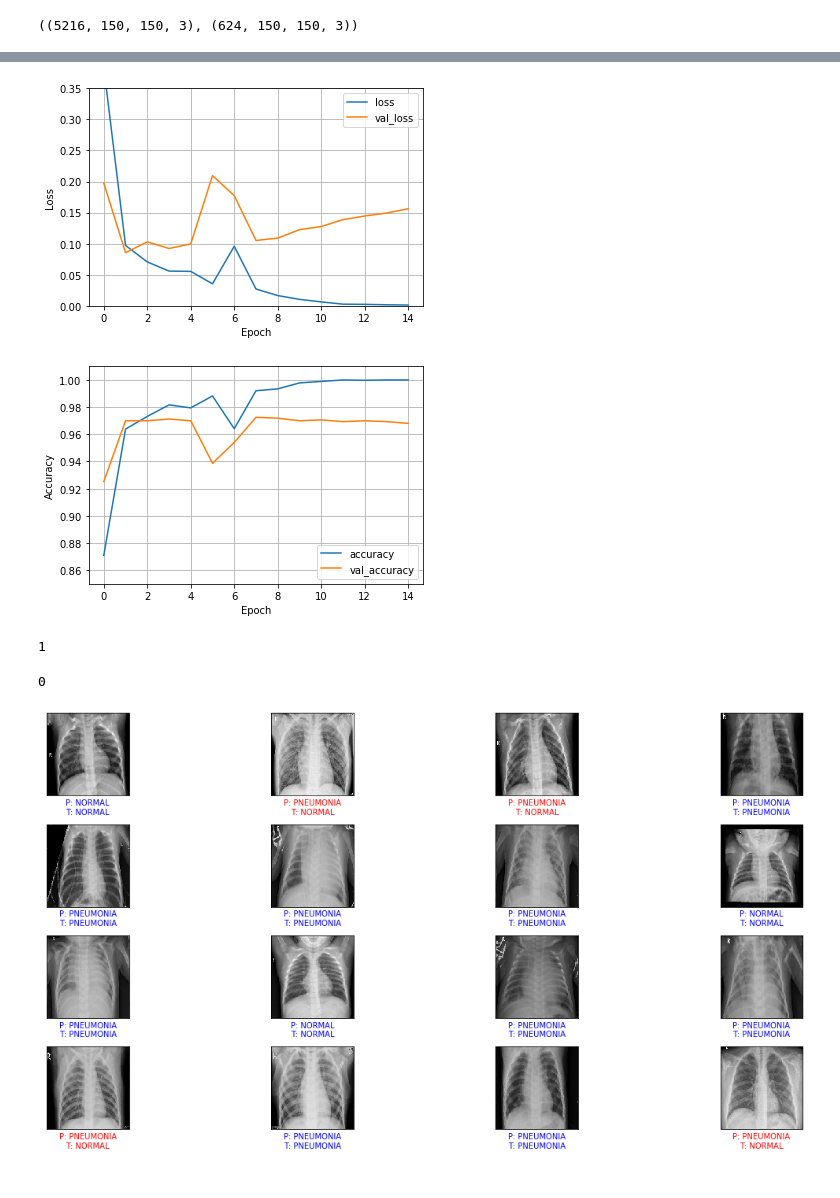
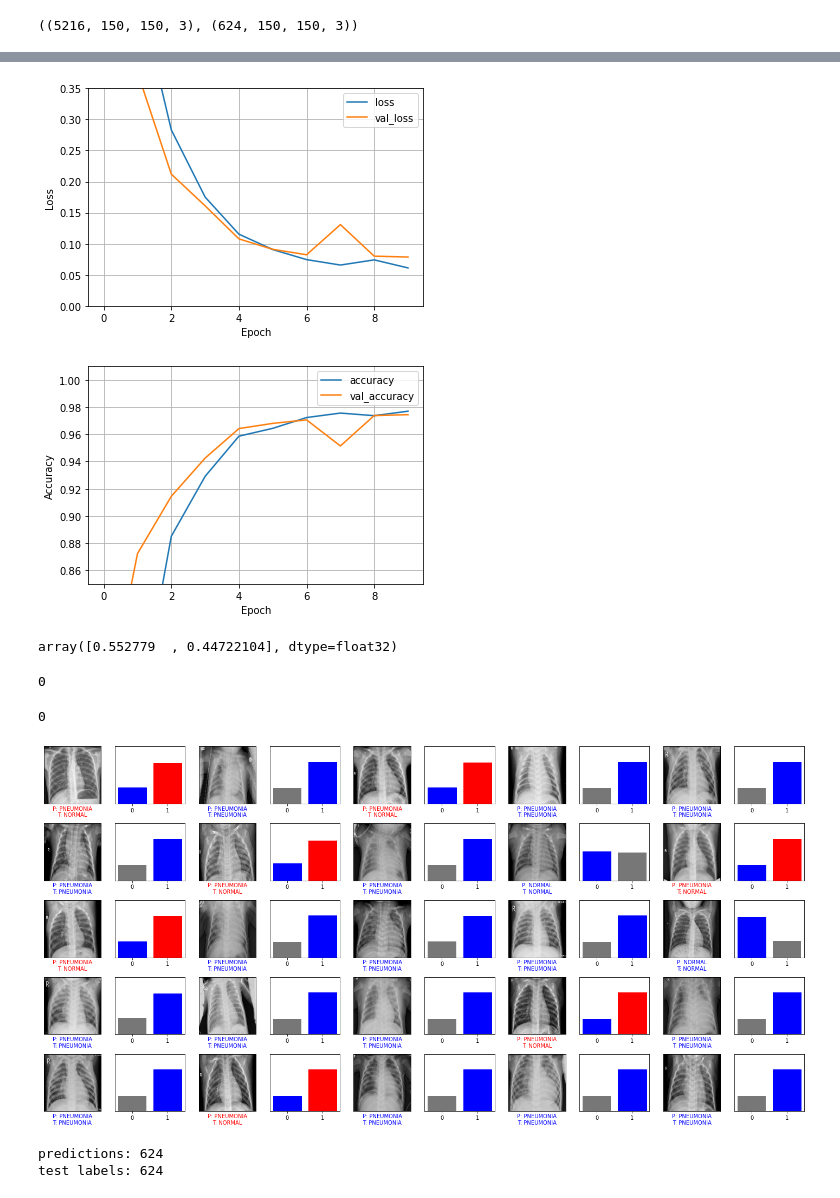
Before and after one commit to thedamirashim/pneumonia_detection, a Jupyter notebook: pneumonia_detection.ipynb, the cells around one changed output, grey strips where cells are left out. Cells and saved outputs as stored; diff of their text form; code cells hidden in the pictures.

Commit message:
upd: added graphs to show percentage of prediction and removed overfitting of a model

```diff
--- a/pneumonia_detection.ipynb
+++ b/pneumonia_detection.ipynb
@@ -115,8 +115,8 @@ model = tf.keras.Sequential([
     tf.keras.layers.Conv2D(32, (3, 3), activation = 'relu'),
     tf.keras.layers.MaxPooling2D(2,2),
     tf.keras.layers.Flatten(),
-    tf.keras.layers.Dense(128, activation=tf.nn.relu),
-    tf.keras.layers.Dense(6, activation=tf.nn.softmax)
+    tf.keras.layers.Dense(128, activation = 'relu'),
+    tf.keras.layers.Dense(2, activation = 'softmax')
 ])
 # %%
 model.compile(optimizer='adam', loss='sparse_categorical_crossentropy', metrics=['accuracy'])
@@ -125,5 +125,5 @@ train_images.shape, test_images.shape
 # %% [output]
 ((5216, 150, 150, 3), (624, 150, 150, 3))
 # %%
-history = model.fit(train_images, train_labels, batch_size=64, epochs=15, validation_split = 0.3)
+history = model.fit(train_images, train_labels, batch_size=256, epochs=10, validation_split = 0.3)
 # %% [output]
@@ -173,19 +176,23 @@ def plot_accuracy(history, y_min_val, y_max_val):
 # %%
 plot_loss(history, 0, 0.35)
 # %% [output]
-[figure, old version]
+[figure, new version]
 # %%
 plot_accuracy(history, 0.85, 1.01)
 # %% [output]
-[figure, old version]
+[figure, new version]
 # %%
 probability_model = tf.keras.Sequential([model, tf.keras.layers.Softmax()])
 # %%
 predictions = probability_model.predict(test_images)
+# %%
+predictions[0]
+# %% [output]
+array([0.552779  , 0.44722104], dtype=float32)
 # %%
 np.argmax(predictions[0])
 # %% [output]
-1
+0
 # %%
 test_labels[0]
 # %% [output]
@@ -197,10 +204,7 @@ def plot_image(i, predictions_array, true_label, img):
     plt.xticks([])
     plt.yticks([])
 
-#     img = lungs_segmented(img)
-#     img = lungs_segmented(cv.cvtColor(img, cv.COLOR_BGR2GRAY))
-
-    plt.imshow(img, cmap=plt.cm.binary)
+    plt.imshow(img, cmap='binary')
 
     predicted_label = np.argmax(predictions_array)
     if predicted_label == true_label:
@@ -211,19 +215,41 @@ def plot_image(i, predictions_array, true_label, img):
     plt.xlabel("{}\n{}".format('P: ' + class_names[predicted_label],
                                 'T: ' + class_names[true_label]),
                                 color=color)
+
+def plot_value_array(i, predictions_array, true_label, classes):
+    true_label = true_label[i]
+    plt.grid(False)
+    plt.xticks(range(len(classes)))
+    plt.yticks([])
+    thisplot = plt.bar(range(len(classes)), predictions_array, color="#777777")
+    plt.ylim([0, 1])
+    predicted_label = np.argmax(predictions_array)
+
+    thisplot[predicted_label].set_color('red')
+    thisplot[true_label].set_color('blue')
 # %%
-num_rows = 4
-num_cols = 4
+num_rows = 5
+num_cols = 5
 num_images = num_rows*num_cols
 plt.figure(figsize=(2*2*num_cols, 2*num_rows))
 temp_list = []
 for i in range(num_images):
     temp = np.random.randint(0, test_images.shape[0]-1)
     if temp not in temp_list:
         plt.subplot(num_rows, 2*num_cols, 2*i+1)
         plot_image(temp, predictions[temp], test_labels, test_images)
+        plt.subplot(num_rows, 2*num_cols, 2*i+2)
+        plot_value_array(temp, predictions[temp], test_labels, class_names_label)
         temp_list.append(temp)
+    else:
+        i -= 1
 plt.tight_layout()
 plt.show()
 # %% [output]
-[figure, old version]
+[figure, new version]
+# %%
+
+print(f'predictions: {len(predictions)}\ntest labels: {len(test_labels)}')
+# %% [output]
+predictions: 624
+test labels: 624
```
Also changed, not shown: parts of 5 cells of this notebook.
